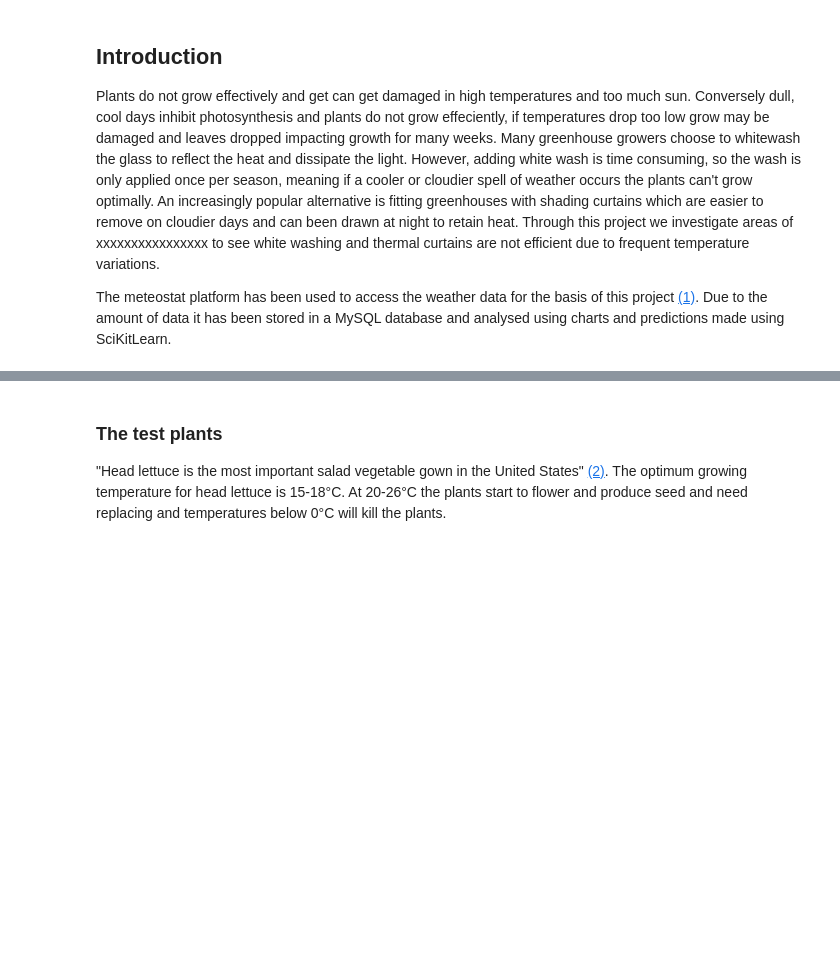
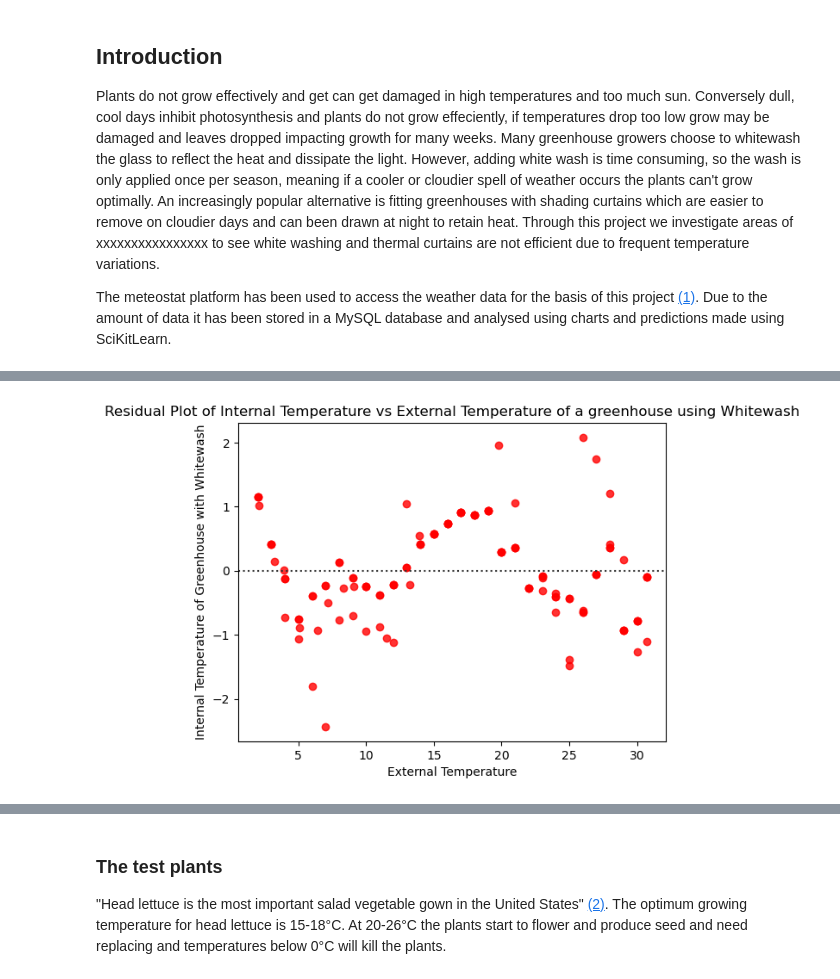
Before and after one commit to kknb1982/pfda, a Jupyter notebook: project/weather_suitability.ipynb, the cells around one changed output, grey strips where cells are left out. Drawn from its saved outputs; the diff is of its cells as text; code cells hidden in the pictures; blank space fills up the shorter version.

Commit message:
Added regression section

```diff
--- a/project/weather_suitability.ipynb
+++ b/project/weather_suitability.ipynb
@@ -23,0 +82,21 @@ curtains_night = 1+(4.1/100)
+# %%
+# Drop rows with missing values for whitewash
+df_tech.dropna(subset=['Whitewash'], inplace=True)
+
+# Select the data for the regression analysis
+whitewash_data = df_tech[['Whitewash', 'External']]
+
+# Set the x and y values
+x = whitewash_data['External']
+y = whitewash_data['Whitewash']
+
+# Perform the regression analysis
+sns.residplot(x=x, y=y, color="r")
+
+# Label the chart
+plt.xlabel('External Temperature')
+plt.ylabel('Internal Temperature of Greenhouse with Whitewash')
+plt.title('Residual Plot of Internal Temperature vs External Temperature of a greenhouse using Whitewash')
+plt.show()
+# %% [output]
+[figure, added]
```
Also changed, not shown: parts of 29 cells of this notebook.
